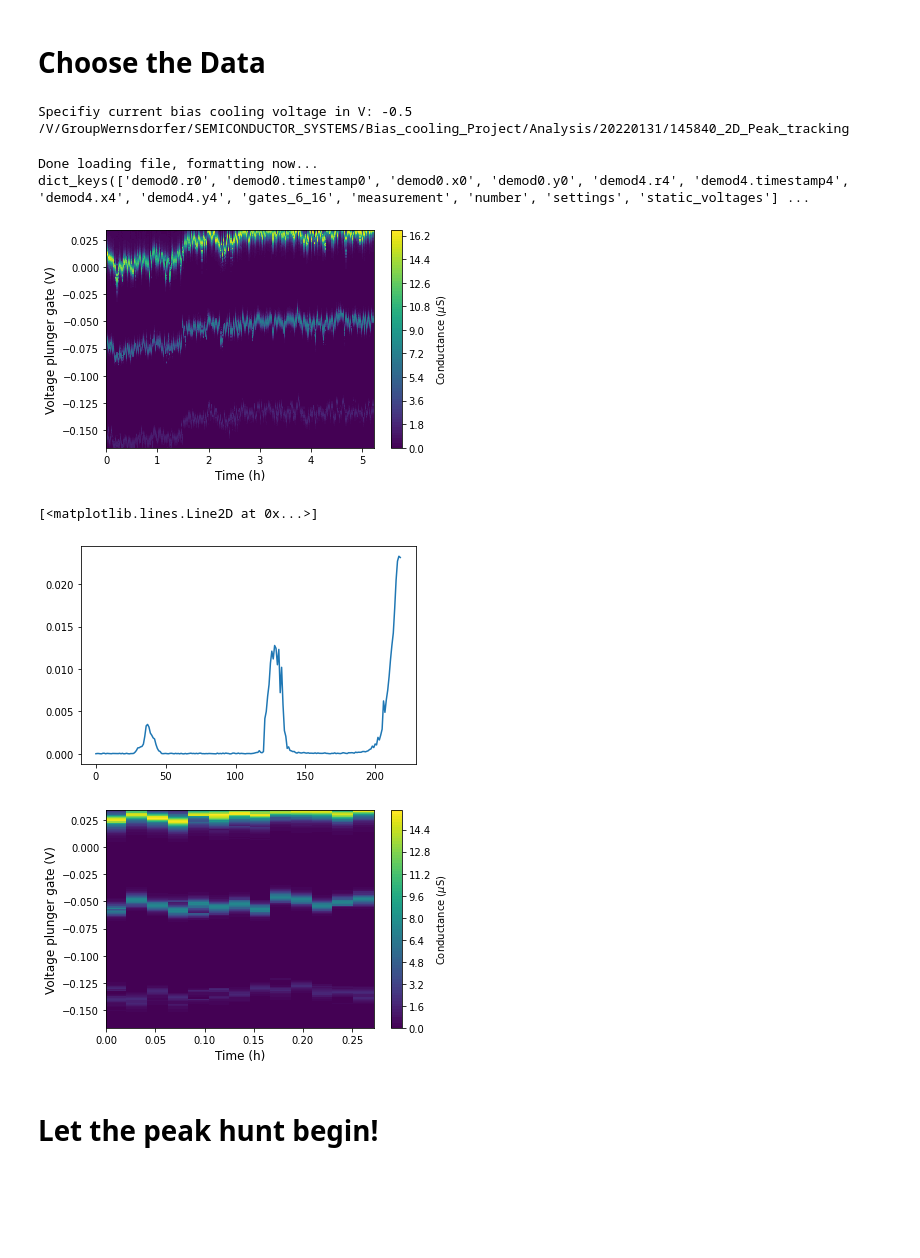
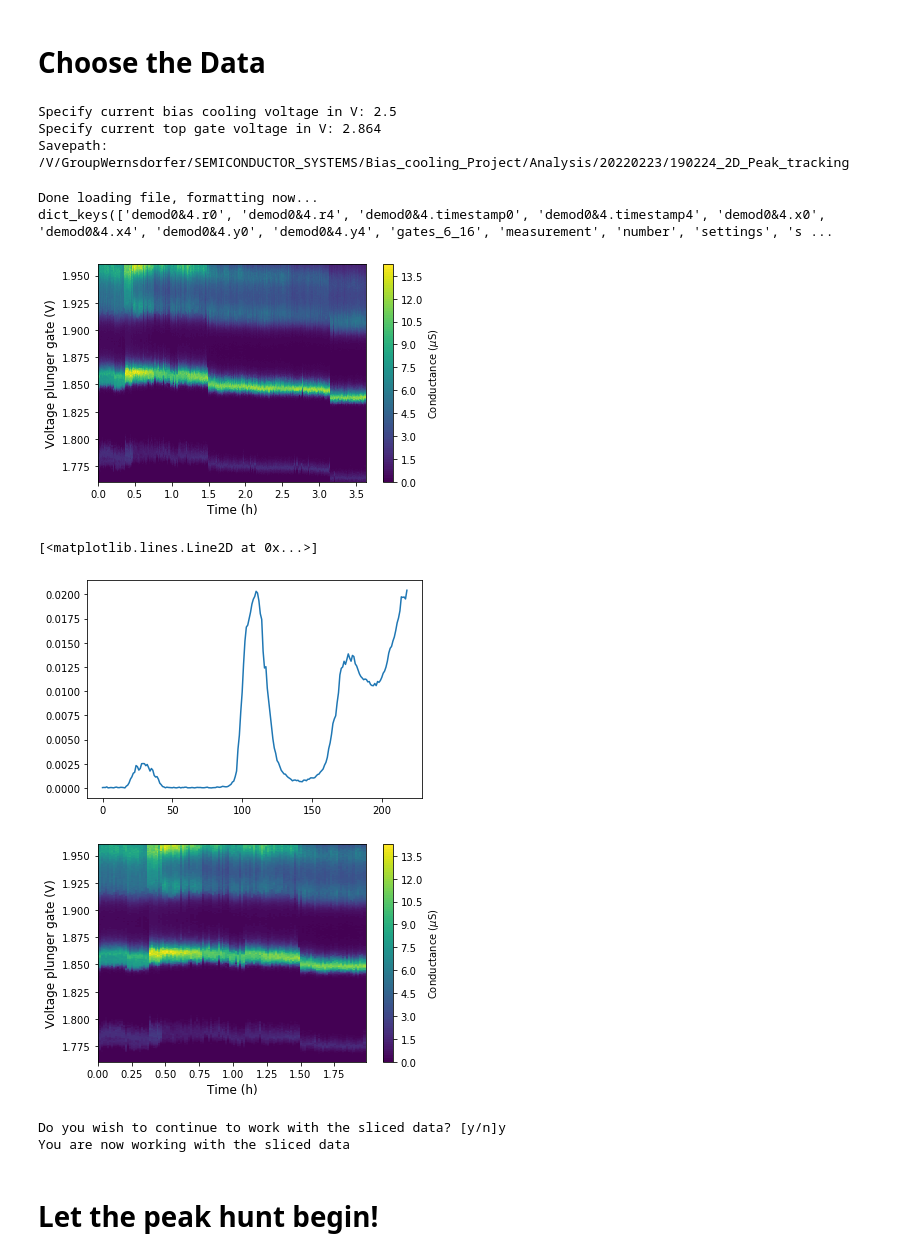
Before and after one commit to qkitgroup/qkit, a Jupyter notebook: qkit/analysis/semiconductor/scripts/Peaktracking_analysis.ipynb, the cells around one changed output. Saved outputs shown, nothing was run; the diff lists cells and outputs as text; code cells hidden in the pictures; blank space fills up the shorter version.

```diff
--- a/qkit/analysis/semiconductor/scripts/Peaktracking_analysis.ipynb
+++ b/qkit/analysis/semiconductor/scripts/Peaktracking_analysis.ipynb
@@ -26,13 +26,16 @@ QKIT configuration initialized -> available as qkit.cfg[...]
 # %% [markdown]
 # Choose the Data
 # %%
-filepath = "sftp://tp1435@os-login.lsdf.kit.edu/kit/phi/projects/nanospin/SEMICONDUCTOR_SYSTEMS/data/20220131/145840_2D_Peak_tracking/145840_2D_Peak_tracking.h5"
+#date_time_string = "20220212/231040"
+date = "20220223"#date_time_string.split("/")[0]
+time = "190224"#date_time_string.split("/")[1]
+filepath = f"sftp://tp1435@os-login.lsdf.kit.edu/kit/phi/projects/nanospin/SEMICONDUCTOR_SYSTEMS/data/{date}/{time}_2D_Peak_tracking/{time}_2D_Peak_tracking.h5"
 savepath = os.path.join("/V/GroupWernsdorfer/SEMICONDUCTOR_SYSTEMS/Bias_cooling_Project/Analysis/",
                         str(pathlib.Path(filepath).parents[1]).split("/")[-1],
                         str(pathlib.Path(filepath).parents[0]).split("/")[-1])
 overview_path = "/V/GroupWernsdorfer/SEMICONDUCTOR_SYSTEMS/Bias_cooling_Project/Analysis/"
 
-configpath = "XXXX/YYYY"
+configpath = "/home/ws/lr1740/Dokumente/Doktorarbeit/Sonstiges/sftp_config.txt"
 
 saver = Saver_json(savepath)
 saver_overview = Saver_json(overview_path)
@@ -41,7 +44,7 @@ tgv = input("Specify current top gate voltage in V: ")
 saver_overview.fname = "P35B1"
 saver_overview.append_to_file = True
 
-print(savepath)
+print("Savepath: " + savepath)
 
 settings = {"file_info" : {
                 "filepath" : filepath,
@@ -56,13 +59,14 @@ settings = {"file_info" : {
                 "configpath" : configpath}
             }
 # %% [output]
-Specifiy current bias cooling voltage in V: -0.5
-/V/GroupWernsdorfer/SEMICONDUCTOR_SYSTEMS/Bias_cooling_Project/Analysis/20220131/145840_2D_Peak_tracking
+Specify current bias cooling voltage in V: 2.5
+Specify current top gate voltage in V: 2.864
+Savepath: /V/GroupWernsdorfer/SEMICONDUCTOR_SYSTEMS/Bias_cooling_Project/Analysis/20220223/190224_2D_Peak_tracking
 # %%
 loader = Loaderh5()
 data, _ = loader.load(settings)
 print(data.keys())
 # %% [output]
 Done loading file, formatting now...
-dict_keys(['demod0.r0', 'demod0.timestamp0', 'demod0.x0', 'demod0.y0', 'demod4.r4', 'demod4.timestamp4', 'demod4.x4', 'demod4.y4', 'gates_6_16', 'measurement', 'number', 'settings', 'static_voltages'] ...
+dict_keys(['demod0&4.r0', 'demod0&4.r4', 'demod0&4.timestamp0', 'demod0&4.timestamp4', 'demod0&4.x0', 'demod0&4.x4', 'demod0&4.y0', 'demod0&4.y4', 'gates_6_16', 'measurement', 'number', 'settings', 's ...
 # %%
@@ -79,24 +83,33 @@ plotter = PlotterPlungerTimetrace3D()
 plotter.max_cond = None
 plotter.plot(settings, data, [node_timestamp, gates , node_r])
 # %% [output]
-[figure, old version]
+[figure, new version]
 # %%
-plt.plot(data[node_r][-15])
+plt.plot(data[node_r][40])
 # %% [output]
 [<matplotlib.lines.Line2D at 0x...>]
-[figure, old version]
+[figure, new version]
 # %%
 #%% Slice Data and Plot
 slicer = SlicerPlungerTimetrace()
-slicer.beginning, slicer.ending = 2.5, 2.8 # in hours
+slicer.beginning, slicer.ending = 0.0, 2 # in hours
 data_sliced = slicer.slice(data, [node_timestamp, gates , node_r])
 
 plotter = PlotterPlungerTimetrace3D()
 plotter.max_cond = None
 plotter.savename = "plunger_timetrace_sliced"
 plotter.plot(settings, data_sliced, [node_timestamp, gates , node_r])
 # %% [output]
-[figure, old version]
+[figure, new version]
+# %%
+yeno = input("Do you wish to continue to work with the sliced data? [y/n]")
+if yeno == "y":
+    data_raw = data.copy()
+    data = data_sliced
+    print("You are now working with the sliced data")
+# %% [output]
+Do you wish to continue to work with the sliced data? [y/n]y
+You are now working with the sliced data
 # %% [markdown]
 # Let the peak hunt begin!
 # %% [markdown]
```
Also changed, not shown: parts of 19 cells of this notebook.
